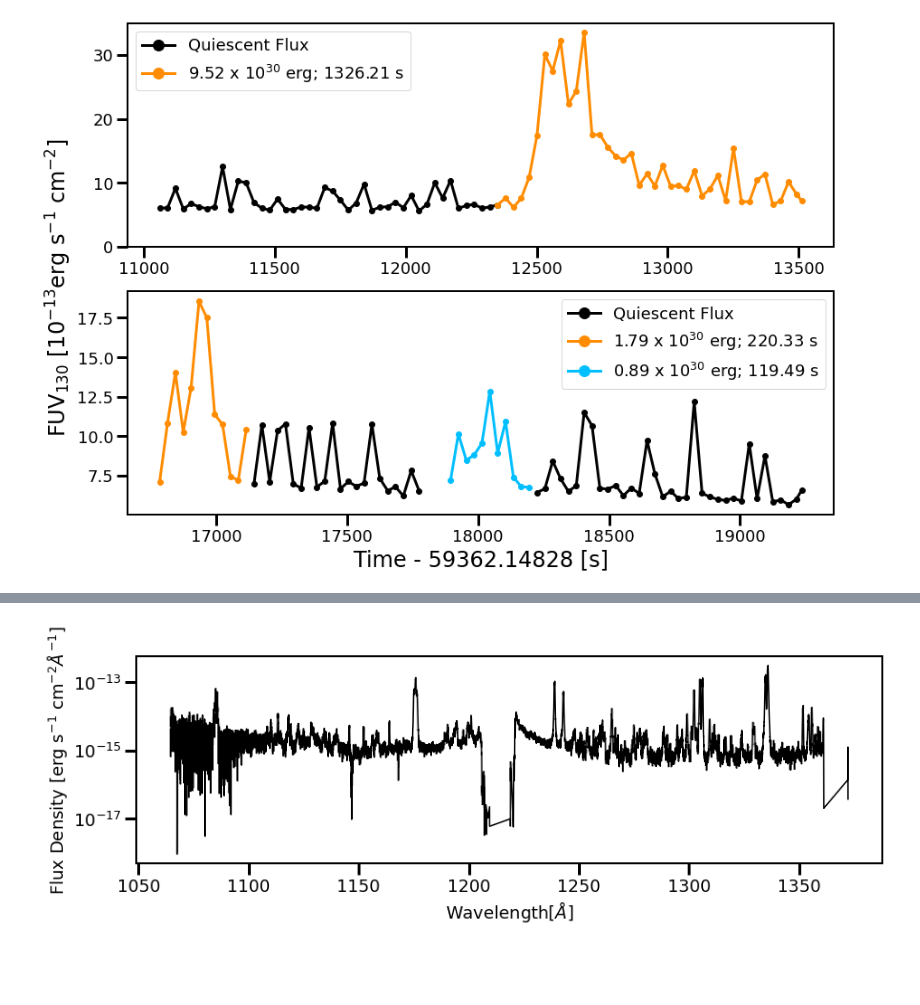
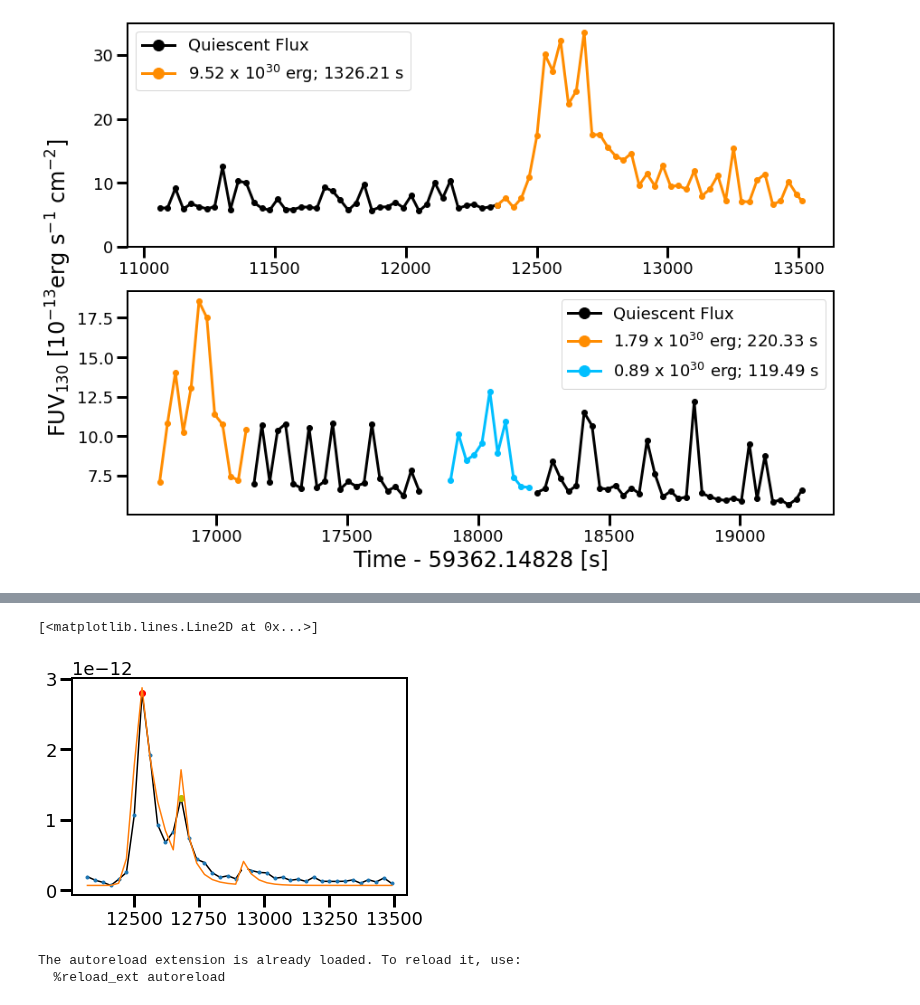
Before and after one commit to afeinstein20/cos_flares, a Jupyter notebook: notebooks/flare_analysis.ipynb, the cells around one changed output, grey strips where cells are left out. Drawn from its saved outputs; the diff is of its cells as text; code cells hidden in the pictures; blank space fills up the shorter version.

Commit message:
chi-square multi-flare fitting routine

```diff
--- a/notebooks/flare_analysis.ipynb
+++ b/notebooks/flare_analysis.ipynb
@@ -198,13 +219,0 @@ oof_inds = np.nansum(f_int, axis=0) == 0
-# %%
-mean = np.nanmean(fwc.flux[oof_inds], axis=0)
-q = mean > 0
-fig = plt.figure(figsize=(14,4))
-fig.set_facecolor('w')
-plt.plot(fwc.wavelength[0][q], mean[q], 'k')
-plt.yscale('log')
-plt.xlabel('Wavelength[$\AA$]')
-plt.ylabel('Flux Density [erg s$^{-1}$ cm$^{-2} \AA^{-1}$]')
-plt.savefig('/Users/arcticfox/Documents/AUMic/figures/out_of_flare.png',
-            rasterize=True, bbox_inches='tight', dpi=200)
-# %% [output]
-[figure, removed]
@@ -215,0 +220,36 @@ tab.write('/Users/arcticfox/Documents/AUMic/avg_spect.csv', format='csv')
+# %%
+test = fwc.width_table['SiIII'][f_tot[2]==True] + 0.0
+ttest = fwc.time[f_tot[2]==True]
+plt.plot(ttest, test,'k')
+plt.plot(ttest, test, '.')
+
+p1 = np.argmax(test)
+plt.plot(ttest[p1], test[p1], 'ro')
+
+arg = np.where((ttest.value>ttest[p1].value+100))[0]
+p2 = np.argmax(test[arg])
+plt.plot(ttest[arg][p2], test[arg][p2], 'yo')
+
+arg3 = np.where((ttest.value>ttest[arg][p2].value+100))[0]
+p3 = np.argmax(test[arg3])
+plt.plot(ttest[arg3][p3], test[arg3][p3], 'wo')
+
+t0 = np.array([ttest[p1].value, ttest[arg][p2].value, ttest[arg3][p3].value])
+amp = np.array([test[p1], test[arg][p2], test[arg3][p3]])#/1e-13
+decay = np.array([70, 30, 40])
+rise= np.array([30, 0.001, 0.001])
+
+m = fwc.flare_model(t0=t0, amp=amp, decay=decay, rise=rise, t=ttest.value)
+plt.plot(ttest, m+np.nanmin(test))
+# %% [output]
+[<matplotlib.lines.Line2D at 0x...>]
+[figure, added]
+# %%
+%load_ext autoreload
+%autoreload 2
+sys.path.append('/Users/arcticfox/Documents/GitHub/cos_flares/src/')
+from utils import *
+from cos_flares import FlaresWithCOS
+# %% [output]
+The autoreload extension is already loaded. To reload it, use:
+  %reload_ext autoreload
```
Also changed, not shown: parts of 10 cells of this notebook, 2 other files.
